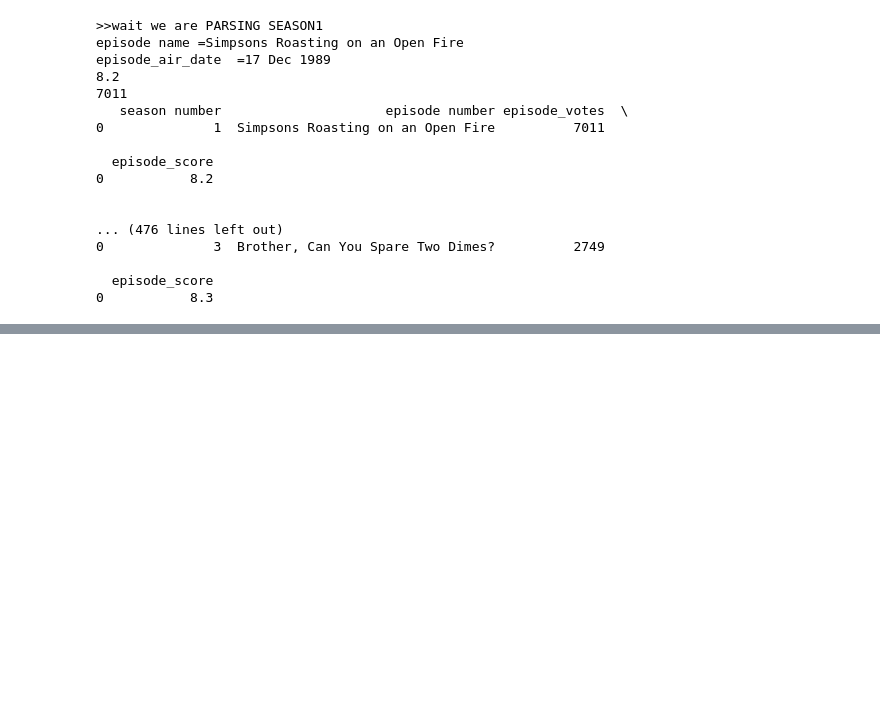
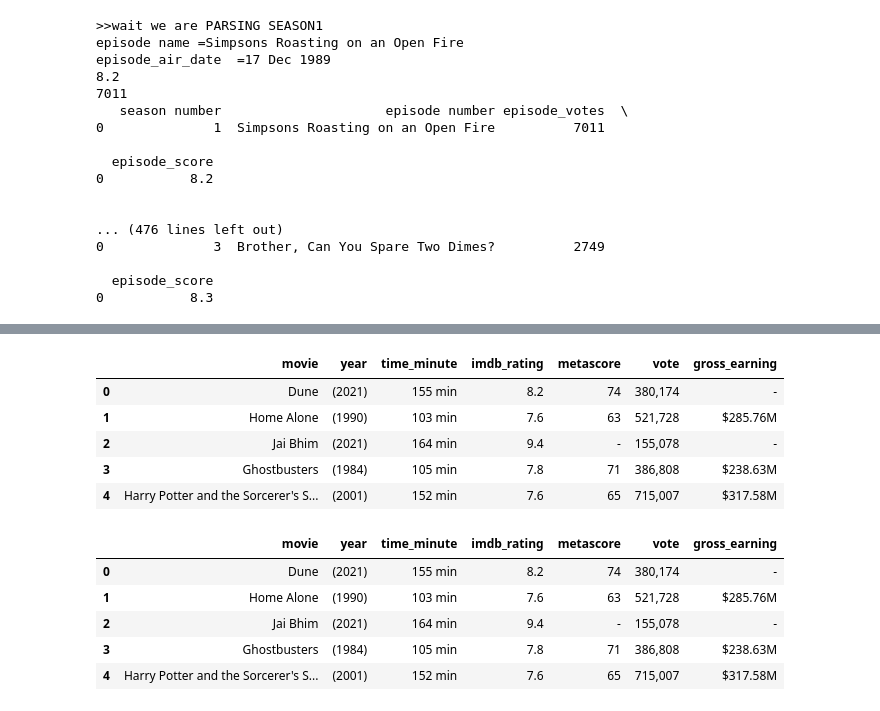
Before and after one commit to haithemmihoubi/pythonProject, a Jupyter notebook: mongoResume.ipynb, the cells around one changed output, grey strips where cells are left out. Cells and saved outputs as stored; diff of their text form; code cells hidden in the pictures; blank space fills up the shorter version.

Commit message:
python libraries

```diff
--- a/mongoResume.ipynb
+++ b/mongoResume.ipynb
@@ -2168,0 +2343,29 @@ episode_air_date  =17 Dec 1989
+# %%
+#LEt's DO some more pyhton scrapping
+#scrape data from IMDb’s “Top 1000” movies. The information I gather from each movie are:
+#The title
+#The year it was released
+#How long the movie is
+#IMDb’s rating of the movie
+#The Metascore of the movie
+#How many votes the movie got
+#The U.S. gross earnings of the movie
+#Link of the IMDB website: https://www.imdb.com/search/title/?groups=top_1000&ref_=adv_prv
+#Loading the libraries¶
+import pandas as pd
+import numpy as np
+import requests
+from requests import get
+from bs4 import BeautifulSoup
+from time import sleep
+from random import randint
+# Creating the lists we want to write into
+titles = []
+years = []
+time = []
+imdb_ratings = []
+metascores = []
+votes = []
+us_gross = []
+# Getting English translated titles from the movies
+headers = {'Accept-Language': 'en-US, en;q=0.5'}
@@ -2168,0 +2420,24 @@ episode_air_date  =17 Dec 1989
+# %%
+#Creating the Data Set¶
+movies = pd.DataFrame({'movie':titles,
+                       'year':years,
+                       'time_minute':time,
+                       'imdb_rating':imdb_ratings,
+                       'metascore':metascores,
+                       'vote':votes,
+                       'gross_earning':us_gross})
+
+movies.head()
+# %% [output]
+|  | movie | year | time_minute | imdb_rating | metascore | vote | gross_earning |
+| 0 | Dune | (2021) | 155 min | 8.2 | 74 | 380,174 | - |
+| 1 | Home Alone | (1990) | 103 min | 7.6 | 63 | 521,728 | $285.76M |
+| 2 | Jai Bhim | (2021) | 164 min | 9.4 | - | 155,078 | - |
+| 3 | Ghostbusters | (1984) | 105 min | 7.8 | 71 | 386,808 | $238.63M |
+| 4 | Harry Potter and the Sorcerer's S... | (2001) | 152 min | 7.6 | 65 | 715,007 | $317.58M |
+|  | movie | year | time_minute | imdb_rating | metascore | vote | gross_earning |
+| 0 | Dune | (2021) | 155 min | 8.2 | 74 | 380,174 | - |
+| 1 | Home Alone | (1990) | 103 min | 7.6 | 63 | 521,728 | $285.76M |
+| 2 | Jai Bhim | (2021) | 164 min | 9.4 | - | 155,078 | - |
+| 3 | Ghostbusters | (1984) | 105 min | 7.8 | 71 | 386,808 | $238.63M |
+| 4 | Harry Potter and the Sorcerer's S... | (2001) | 152 min | 7.6 | 65 | 715,007 | $317.58M |
```
Also changed, not shown: parts of 181 cells of this notebook, 6 other files.
